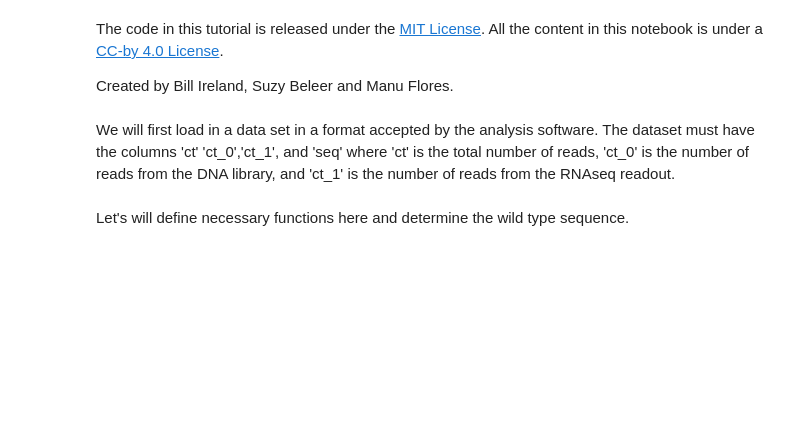
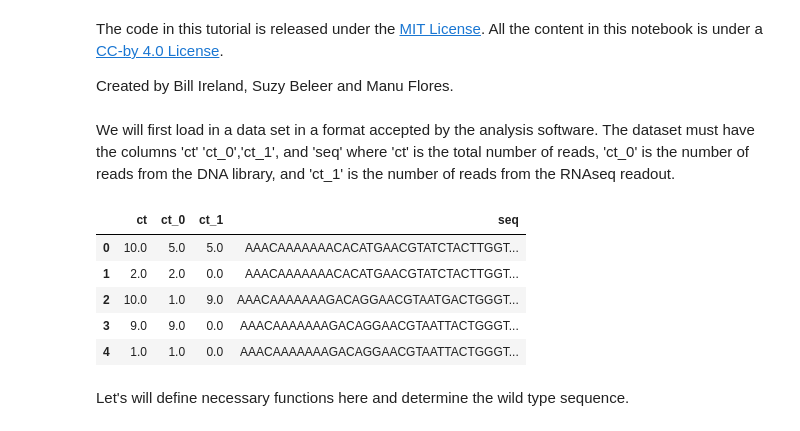
Before and after one commit to RPGroup-PBoC/RNAseq_SortSeq, a Jupyter notebook: notebooks/SortSeq_Information_Footprints_and_Putative_Sites-v2.ipynb, the cells around one changed output. Cells and saved outputs as stored; diff of their text form; code cells hidden in the pictures; blank space fills up the shorter version.

```diff
--- a/notebooks/SortSeq_Information_Footprints_and_Putative_Sites-v2.ipynb
+++ b/notebooks/SortSeq_Information_Footprints_and_Putative_Sites-v2.ipynb
@@ -33,7 +32,14 @@ path = '../datasets/'
 # %%
 genelabel = 'aphA'
 df = pd.io.parsers.read_csv(path + 'aphAAnaerodataset_alldone_with_large',delim_whitespace=True)
-print(df)
+df.head()
+# %% [output]
+|  | ct | ct_0 | ct_1 | seq |
+| 0 | 10.0 | 5.0 | 5.0 | AAACAAAAAAACACATGAACGTATCTACTTGGT... |
+| 1 | 2.0 | 2.0 | 0.0 | AAACAAAAAAACACATGAACGTATCTACTTGGT... |
+| 2 | 10.0 | 1.0 | 9.0 | AAACAAAAAAAGACAGGAACGTAATGACTGGGT... |
+| 3 | 9.0 | 9.0 | 0.0 | AAACAAAAAAAGACAGGAACGTAATTACTGGGT... |
+| 4 | 1.0 | 1.0 | 0.0 | AAACAAAAAAAGACAGGAACGTAATTACTGGGT... |
 # %% [markdown]
 Let's will define necessary functions here and determine the wild type sequence.
 # %%
```
Also changed, not shown: parts of 14 cells of this notebook, 1 other file.
